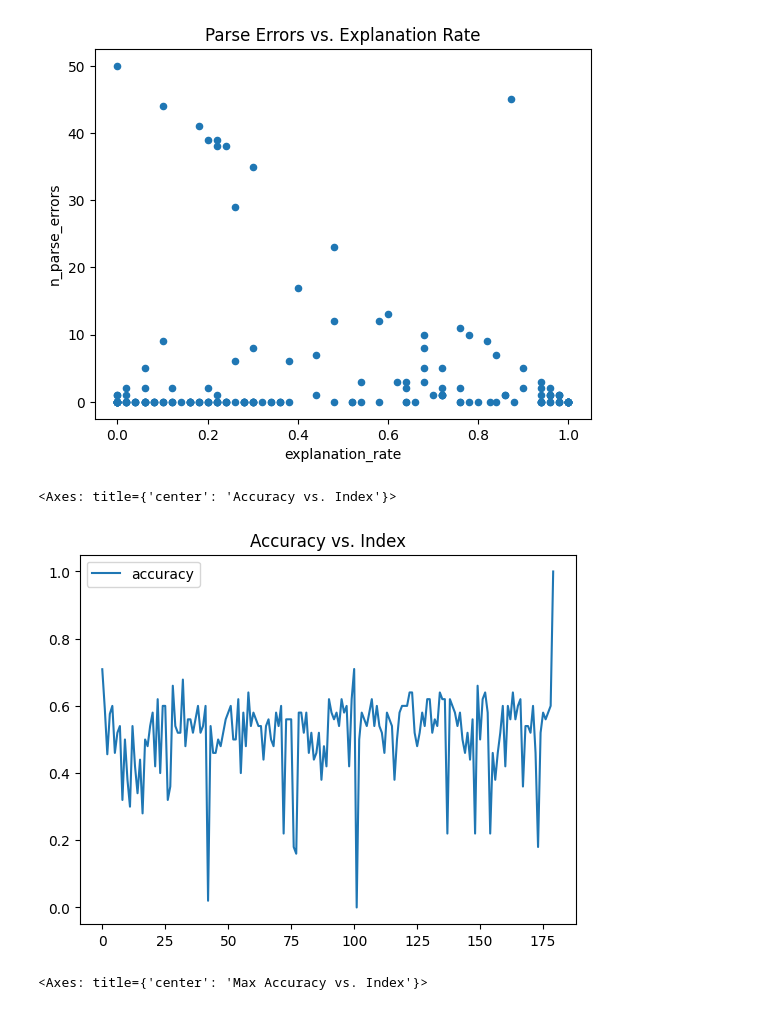
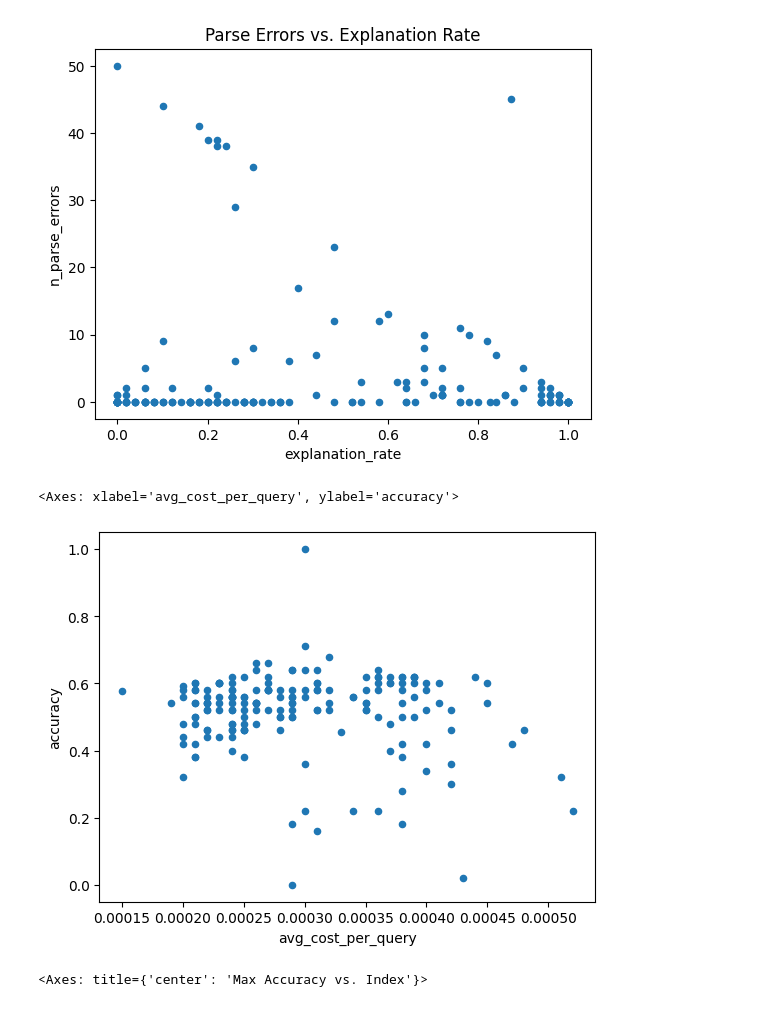
Before and after one commit to lukasvoege/ZeroShot-step-by-step-distillation, a Jupyter notebook: analytics.ipynb, the cells around one changed output. Drawn from its saved outputs; the diff is of its cells as text; code cells hidden in the pictures.

```diff
--- a/analytics.ipynb
+++ b/analytics.ipynb
@@ -182,12 +182,11 @@ meta_df.plot.scatter(x="explanation_rate", y="n_parse_errors", title="Parse Erro
 # %% [output]
 <Axes: title={'center': 'Parse Errors vs. Explanation Rate'}, xlabel='explanation_rate', ylabel='n_parse_errors'>
 [figure]
-# %%
-# line plot of accuracy vs index, filtered by n_parse_errors < 10
-meta_df[meta_df["n_parse_errors"] >= 0].plot.line(y="accuracy", title="Accuracy vs. Index")
-# %% [output]
-<Axes: title={'center': 'Accuracy vs. Index'}>
-[figure, removed]
+# %%
+meta_df.plot.scatter(x="avg_cost_per_query", y="accuracy")
+# %% [output]
+<Axes: xlabel='avg_cost_per_query', ylabel='accuracy'>
+[figure, added]
 # %%
 # line plot showing max accuracy so far vs. index, starting from index 1
 meta_df["max_accuracy"] = meta_df.drop([0, 179], axis=0)["accuracy"].cummax()
```
Also changed, not shown: parts of 3 cells of this notebook, 3 other files.
